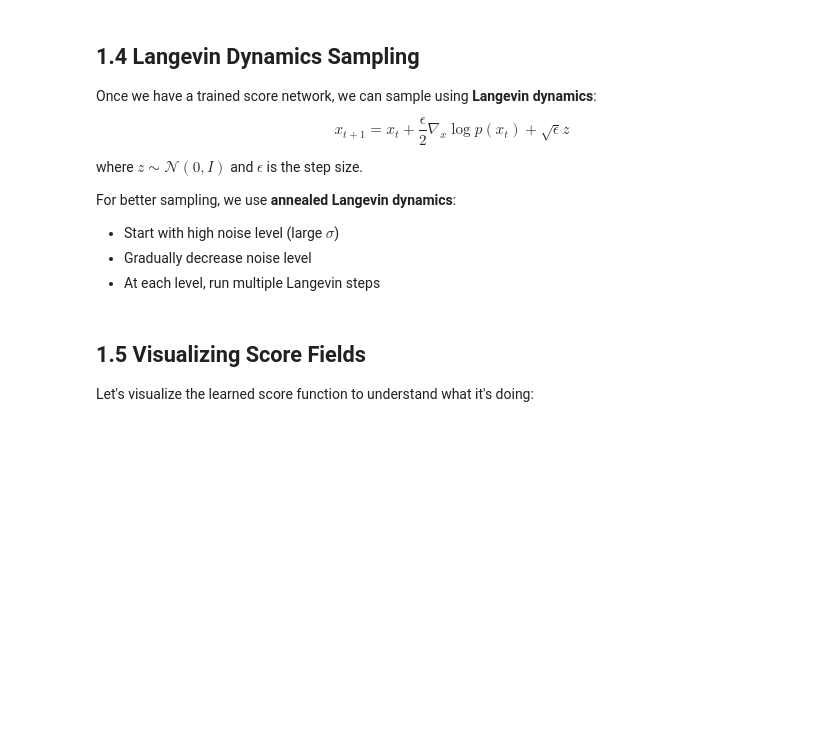
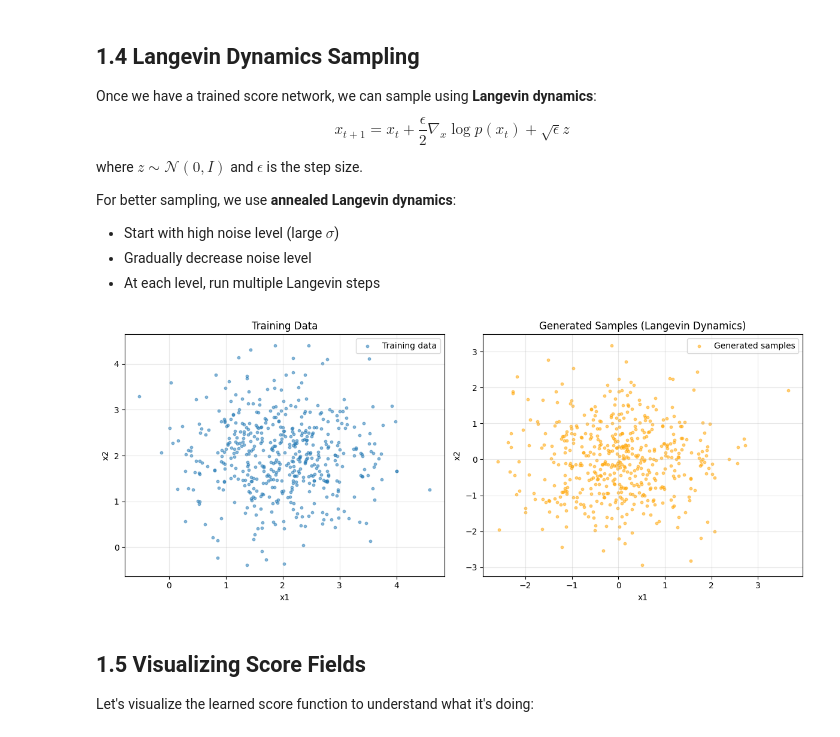
Before and after one commit to Titouaaaan/M2-MIND, a Jupyter notebook: ADL/tme5/score_based.student.ipynb, the cells around one changed output. Cells and saved outputs as stored; diff of their text form; code cells hidden in the pictures; blank space fills up the shorter version.

```diff
--- a/ADL/tme5/score_based.student.ipynb
+++ b/ADL/tme5/score_based.student.ipynb
@@ -369,9 +369,20 @@ def annealed_langevin_sample(model, num_samples, sigma_levels, steps_per_level,
         samples: (num_samples, 2) - generated samples
     """
     # À compléter...
-    assert False, 'Code non implémenté'
+    # get samples from normal model
+    x = torch.randn(num_samples, 2).to(device)
+
+    # iterate over the different sigma values probided
+    for sigma in sigma_levels:
+        sigma_batch = torch.ones(num_samples, device=device) * sigma  # same sig for all samples
+
+        # for each sample, we perform langevin steps (arg based) using sigma
+        for _ in range(steps_per_level):
+            x = langevin_step(model, x, sigma_batch, step_size, device=device)
 
     return x
+
+sigma_levels = torch.tensor([2.0, 1.0, 0.5], device=device) # different noise (sigma) levels
 
 # Test sampling
 with torch.no_grad():
@@ -381,33 +392,35 @@ with torch.no_grad():
         num_samples=500,
         sigma_levels=sigma_levels.flip(0),  # From high to low
         steps_per_level=10,
         step_size=2e-5,
         device=device
     )
 
 # Visualize generated samples
 plt.figure(figsize=(12, 5))
 
 plt.subplot(1, 2, 1)
 plt.scatter(data_2d[:500, 0].cpu().numpy(), data_2d[:500, 1].cpu().numpy(),
             alpha=0.5, s=10, label='Training data')
 plt.title("Training Data")
 plt.xlabel("x1")
 plt.ylabel("x2")
 plt.legend()
 plt.grid(True, alpha=0.3)
 
 plt.subplot(1, 2, 2)
 plt.scatter(samples[:, 0].cpu().numpy(), samples[:, 1].cpu().numpy(),
             alpha=0.5, s=10, label='Generated samples', color='orange')
 plt.title("Generated Samples (Langevin Dynamics)")
 plt.xlabel("x1")
 plt.ylabel("x2")
 plt.legend()
 plt.grid(True, alpha=0.3)
 
 plt.tight_layout()
 plt.show()
+# %% [output]
+[figure, added]
 # %% [markdown]
 
 ## 1.5 Visualizing Score Fields
```
Also changed, not shown: parts of 1 cell of this notebook.
